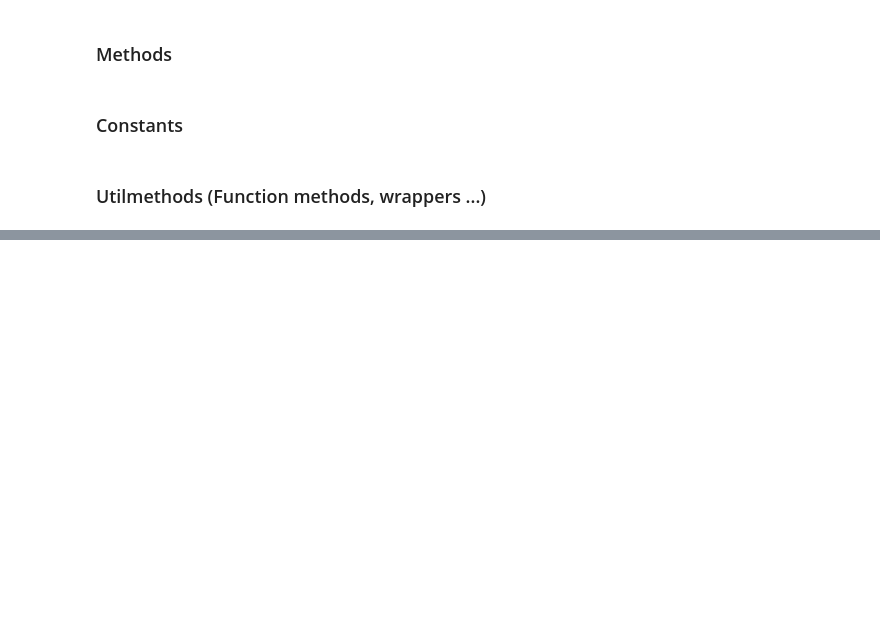
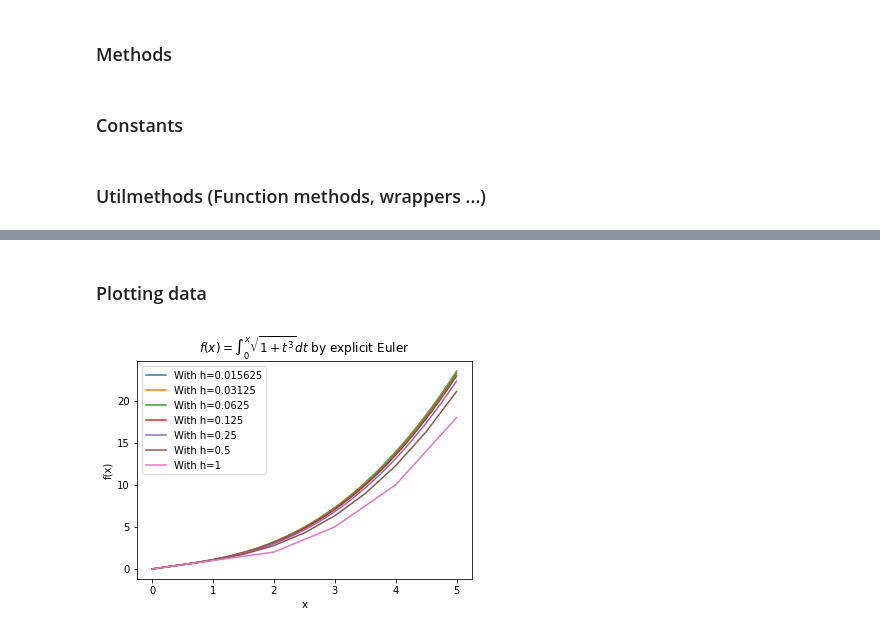
Before and after one commit to LuisGMM/UC3M-NUMERICAL-METHODS-Graded-Practice1, a Jupyter notebook: Graded_practice_1_21-22.ipynb, the cells around one changed output, grey strips where cells are left out. Drawn from its saved outputs; the diff is of its cells as text; code cells hidden in the pictures; blank space fills up the shorter version.

```diff
--- a/Graded_practice_1_21-22.ipynb
+++ b/Graded_practice_1_21-22.ipynb
@@ -465,0 +507,23 @@ for hi in h:
+# %%
+def f_deriv(y, t):
+    return np.sqrt(1 + t**3)
+
+def get_results(euler: 'function[function, float, float, float, float]', h: float = h):
+    results = {}
+    for hi in h:
+        results[hi] = euler(f=f_deriv, y0=F0, t0=X0_, t=X, h=hi)
+
+    return results
+
+def print_table_results(results: 'dict[int:list]', n_digits: int = 3):
+    for h, result in results.items():
+        print(f'f(x) for h = 1/{round(1/h)}: \n \n ', *[round(i, n_digits) for i in result], '\n')
+
+def plot_results(results: 'dict[int:list]'):
+    for hi, resultad in results.items():
+        plt.plot( np.arange(X0_, X+hi, hi), resultad, label=f'With h={hi}')
+
+    plt.xlabel('x')
+    plt.ylabel('f(x)')
+    plt.legend()
+    plt.show()
@@ -466 +532,4 @@ for hi in h:
+# %%
+results_explicit = get_results(euler_explicit)
+results_implicit = get_results(euler_implicit)
 # %% [markdown]
@@ -468,16 +536,0 @@ for hi in h:
-# %%
-
-results_explicit = {}
-results_implicit = {}
-
-for hi in h:
-    results_explicit[hi] = euler_explicit(f=f_deriv, y0=F0, t0=X0_, t=X, h=hi)
-    results_implicit[hi] = euler_implicit(f=f_deriv, y0=F0, t0=X0_, t=X, h=hi)
-
-# Ploteamos las soluciones de explicito
-
-for hi, resultado in results_explicit.items():
-    plt.plot( np.arange(X0_, X+hi, hi), resultado, label=f'With h={hi}')
-
-plt.legend()
-plt.show()
@@ -495,0 +577,7 @@ plt.show()
+# %% [markdown]
+### Plotting data
+# %%
+plt.title('$f(x)=\int_0^x{\sqrt{1+t^3} dt}$ by explicit Euler')
+plot_results(results_explicit)
+# %% [output]
+[figure, added]
```
Also changed, not shown: parts of 23 cells of this notebook.
